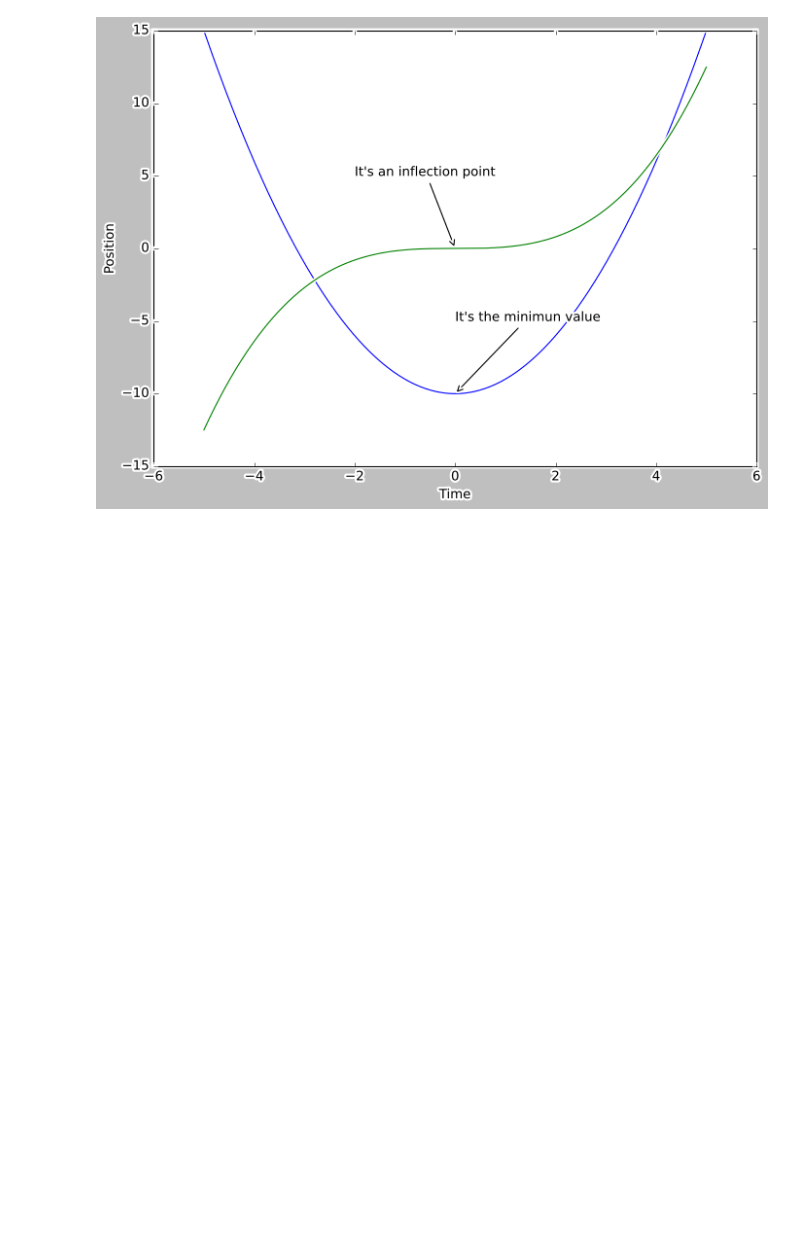
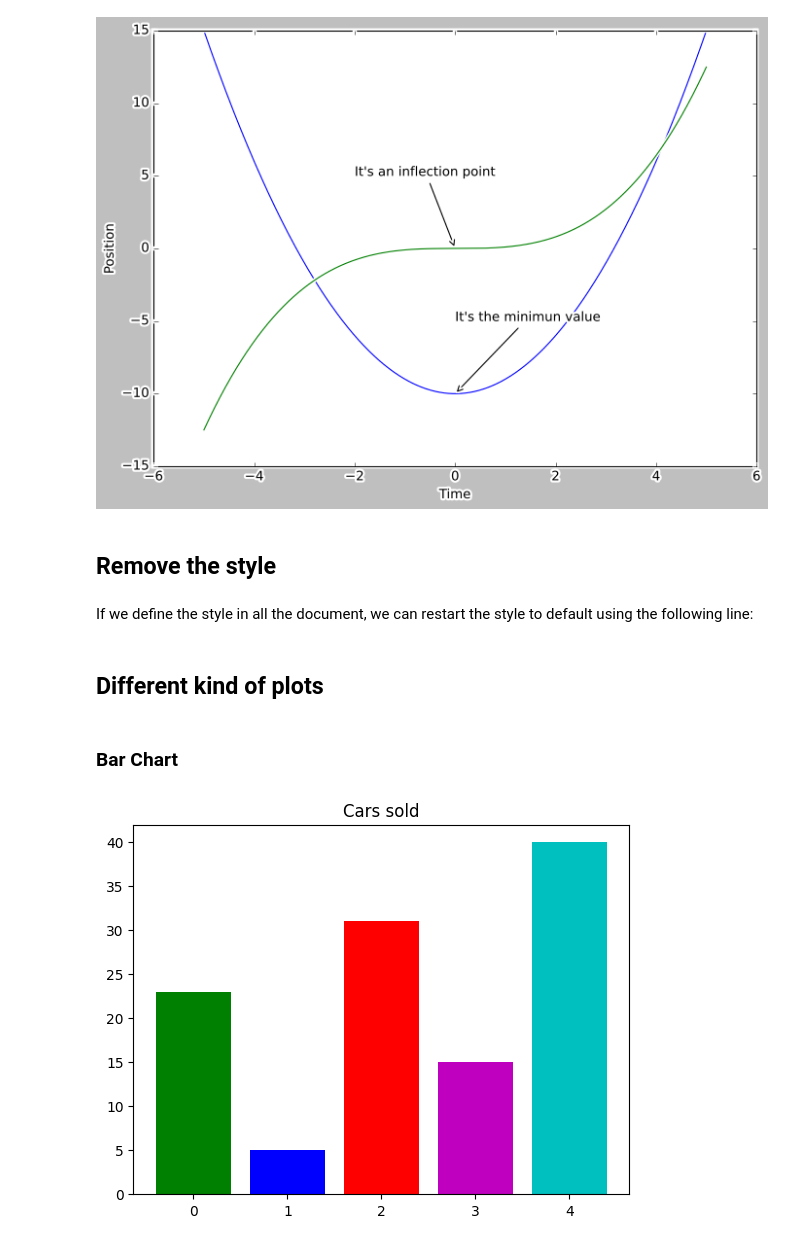
Before and after one commit to ajrianop/Python, a Jupyter notebook: 5_MatPlotLib.ipynb, the cells around one changed output. Drawn from its saved outputs; the diff is of its cells as text; code cells hidden in the pictures; blank space fills up the shorter version.

```diff
--- a/5_MatPlotLib.ipynb
+++ b/5_MatPlotLib.ipynb
@@ -238,3 +238,7 @@ plt.plot(x,y2)
 plt.show()
 # %% [output]
 [figure]
+# %% [markdown]
+## **Remove the style**
+# %% [markdown]
+If we define the style in all the document, we can restart the style to default using the following line:
@@ -240,0 +248,13 @@ plt.show()
+# %% [markdown]
+## **Different kind of plots**
+# %% [markdown]
+### **Bar Chart**
+# %%
+values = [23, 5, 31, 15, 40]
+colors = ['g', 'b','r', 'm','c']
+labels = ['Suzuki', 'Mercedez', 'Renault', 'Toyota', 'Chevrolet']
+plt.bar(range(0,5), values, color= colors)
+plt.title('Cars sold')
+plt.show()
+# %% [output]
+[figure, added]
```
Also changed, not shown: parts of 20 cells of this notebook.
